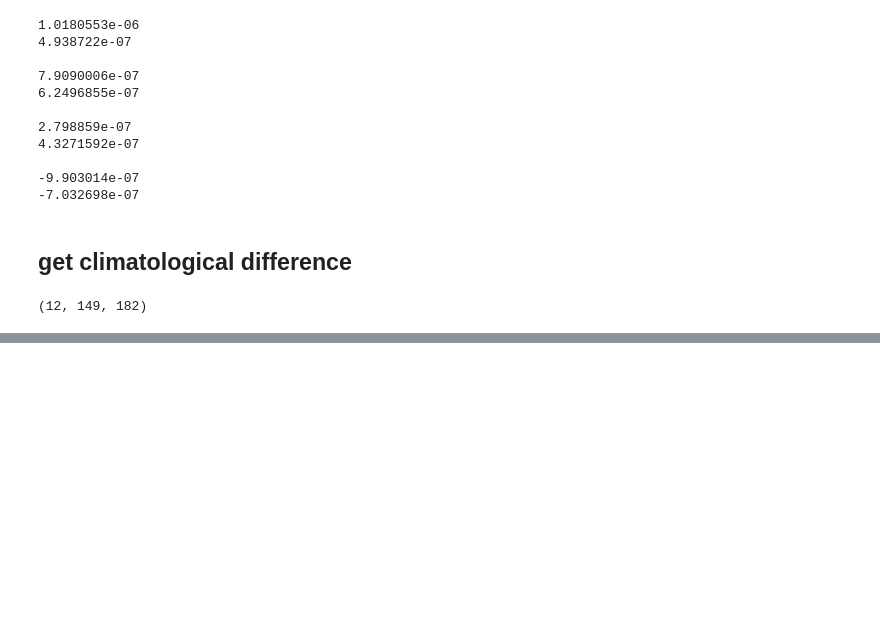
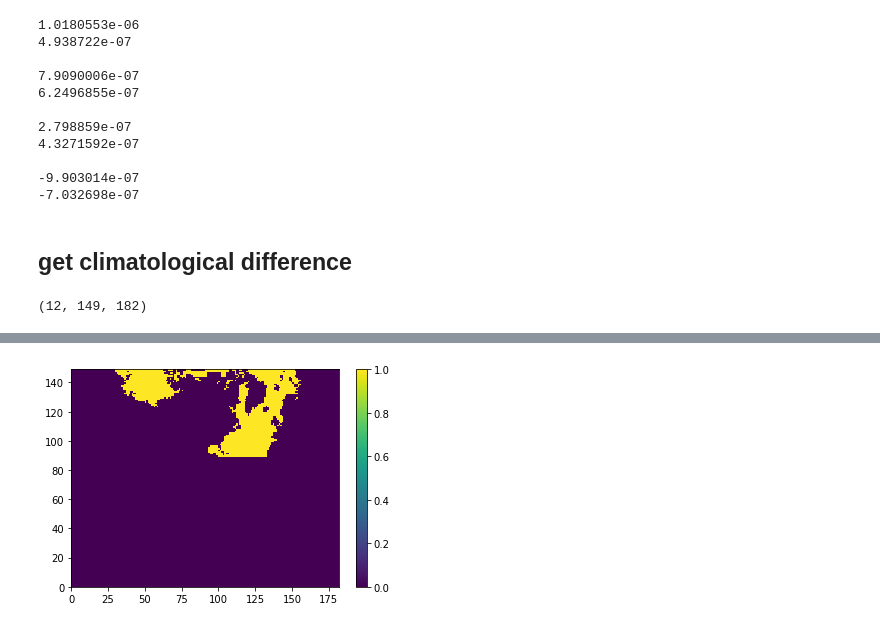
Before and after one commit to tjarnikova/AMOC-PLANKTOM, a Jupyter notebook: hosing/empave-exploration.ipynb, the cells around one changed output, grey strips where cells are left out. Drawn from its saved outputs; the diff is of its cells as text; code cells hidden in the pictures; blank space fills up the shorter version.

```diff
--- a/hosing/empave-exploration.ipynb
+++ b/hosing/empave-exploration.ipynb
@@ -697,5 +688,0 @@ print(np.sum(result))
-# %%
-np.shape(diff_clim)
-for i in range(0,12):
-    plt.figure()
-    plt.pcolormesh(diff_clim[i,:,:], vmin = -1e-4, vmax = 1e-4, cmap = cm.balance)
@@ -714,0 +699,66 @@ for i in range(0,12):
+# %%
+# get a monthly-avg flux corr (ly, nly) done
+# get a yearly-avg flux corr (ly, nly) done
+# get a mask for NATL 0.5, 2.4, 2.6
+
+KWD0_40m = KWD0.sel(time_counter=slice(f'{1980}-01-01', f'{2019}-12-31')).groupby("time_counter.month").mean("time_counter")
+KDD0_40m = KDD0.sel(time_counter=slice(f'{1980}-01-01', f'{2019}-12-31')).groupby("time_counter.month").mean("time_counter")
+
+diff_Dm = KDD0_40m - KWD0_40m
+
+KWD0_40y = KWD0.sel(time_counter=slice(f'{1980}-01-01', f'{2019}-12-31')).mean("time_counter")
+KDD0_40y = KDD0.sel(time_counter=slice(f'{1980}-01-01', f'{2019}-12-31')).mean("time_counter")
+
+diff_Dy = KDD0_40y - KWD0_40y
+
+nlys = np.array([1, 32, 60, 91, 121, 152, 182, 213, 244, 274, 305, 335,365])
+lys = np.array([1, 32, 61, 92, 122, 153, 183, 214, 245, 275, 306, 336,366])
+
+lydiff_m = np.zeros([366,149,182])
+nlydiff_m = np.zeros([365,149,182])
+lydiff_y = np.zeros([366,149,182])
+nlydiff_y = np.zeros([365,149,182])
+
+#corrector
+for i in range(0,12):
+
+    lydiff_m[lys[i]:lys[i+1],:,:] = diff_Dm.wfo[i,:,:]
+    nlydiff_m[nlys[i]:nlys[i+1],:,:] = diff_Dm.wfo[i,:,:]
+
+for i in range(0,365):
+    nlydiff_y[i,:,:] = diff_Dy.wfo[:,:]
+for i in range(0,366):
+    lydiff_y[i,:,:] = diff_Dy.wfo[:,:]
+
+maskc = np.copy(maskno)
+
+#mask out the atlantic (atl = 1, all else is 0)
+maskc[maskno == 0.5] = 10
+maskc[maskno == 2.4] = 10
+maskc[maskno == 2.6] = 10
+
+maskc[np.isnan(maskc)]= 0
+maskc[maskc < 10]= 0
+maskc[maskc == 10] = 1
+im = plt.pcolormesh(maskc)
+plt.colorbar(im)
+
+ly_atl_broad = np.zeros([366,149,182])
+nly_atl_broad = np.zeros([365,149,182])
+
+for i in range(0,365):
+    nly_atl_broad[i,:,:] = maskc
+for i in range(0,366):
+    ly_atl_broad[i,:,:] = maskc
+
+#monthly atl corr
+lydiff_m_atl = lydiff_m * ly_atl_broad
+nlydiff_m_atl = nlydiff_m * nly_atl_broad
+
+# yearly atl corr
+lydiff_y_atl = lydiff_y * ly_atl_broad
+nlydiff_y_atl = nlydiff_y * nly_atl_broad
+
+# yearly full year corr is lydiff_y, nly_diff_y
+# %% [output]
+[figure, added]
```
Also changed, not shown: parts of 51 cells of this notebook, 7 other files.
